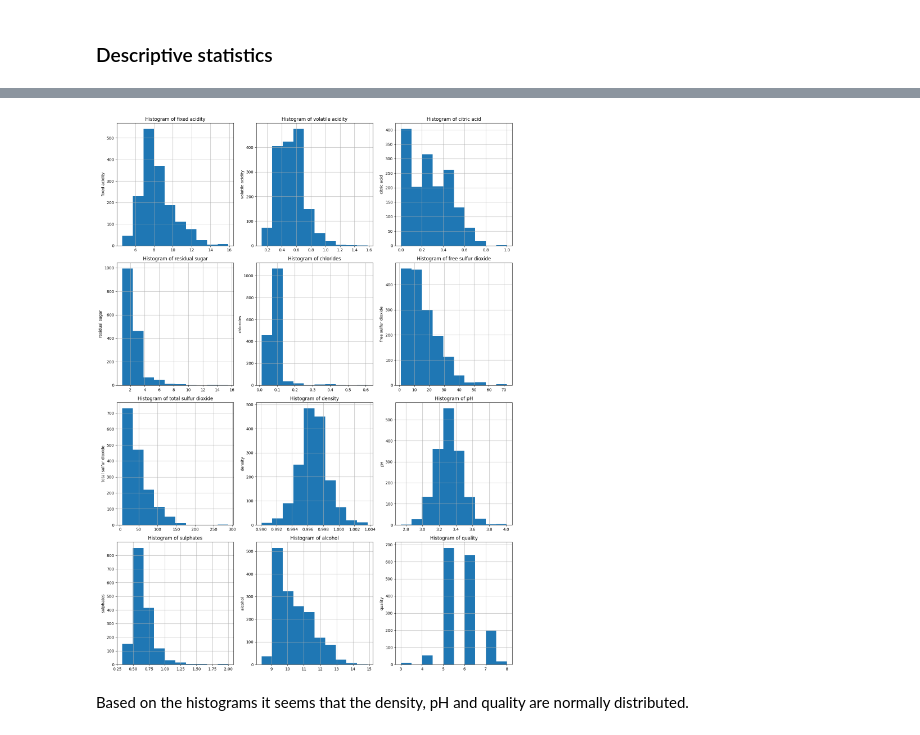
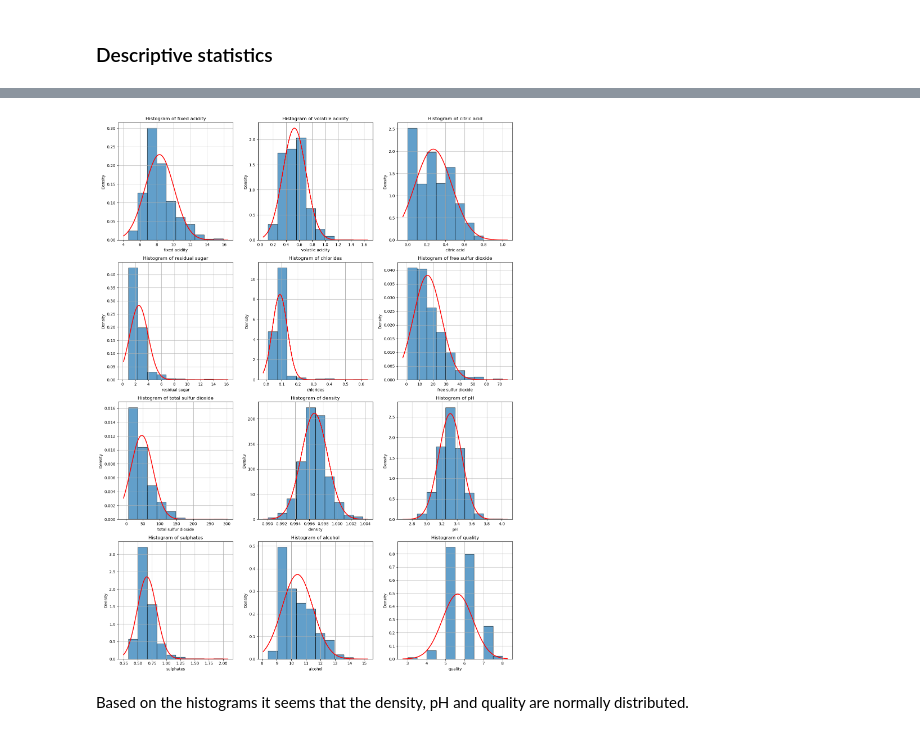
Before and after one commit to AndyTheDragon/dat4bi-mp2, a Jupyter notebook: MP2_report.ipynb, the cells around one changed output, grey strips where cells are left out. Drawn from its saved outputs; the diff is of its cells as text; code cells hidden in the pictures.

Commit message:
Changed the method call to bell_curve=True

```diff
--- a/MP2_report.ipynb
+++ b/MP2_report.ipynb
@@ -37,9 +37,9 @@ alcohol                1599  10.422983   1.065668      8.4     9.5     10.2
 quality                1599   5.636023   0.807569      3.0     5.0      6.0       6.0      8.0
 type                   1599        NaN        NaN      NaN     NaN      NaN       NaN      NaN
 # %%
-pl.show_histograms(red_wine_df, layout="grid")
+pl.show_histograms(red_wine_df, layout="grid", bell_curve=True)
 # %% [output]
-[figure, old version]
+[figure, new version]
 # %% [markdown]
 Based on the histograms it seems that the density, pH and quality are normally distributed.
 # %%
```
